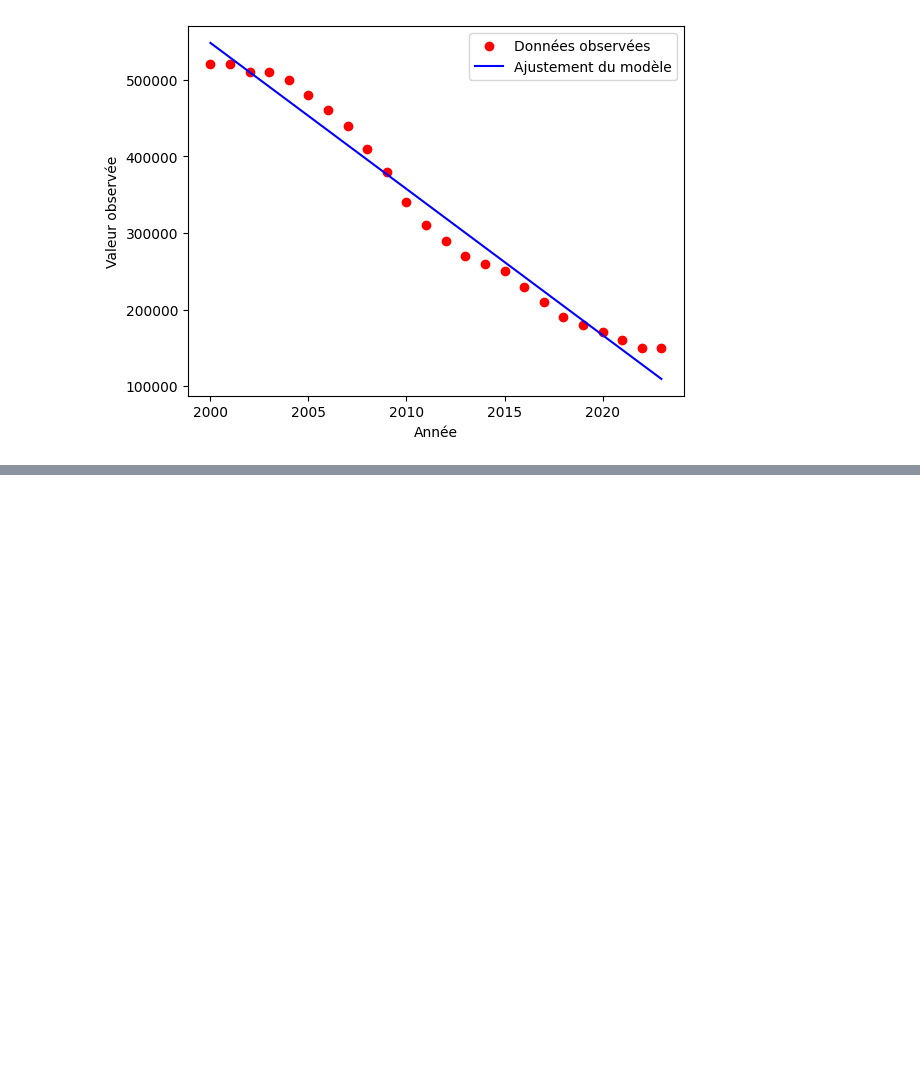
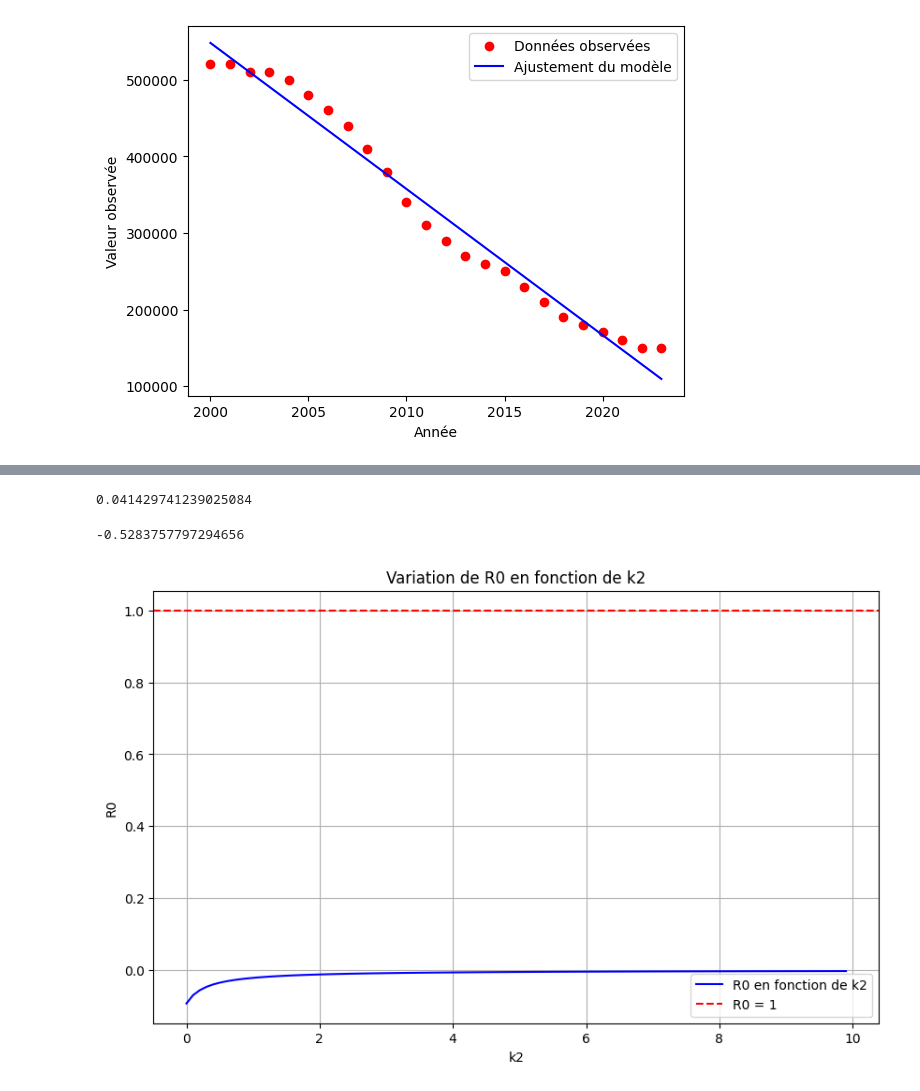
Before and after one commit to MoezGouiaa/Modelling-HIV-Aids-and-fitting-with-data-in-South-africa, a Jupyter notebook: data pre.ipynb, the cells around one changed output, grey strips where cells are left out. Drawn from its saved outputs; the diff is of its cells as text; code cells hidden in the pictures; blank space fills up the shorter version.

```diff
--- a/data pre.ipynb
+++ b/data pre.ipynb
@@ -192,0 +266,25 @@ D=a/b
+# %%
+beta, alpha1, alpha2, mu, k1, k2, d, lamda, delta1, delta2, sigma= optimal_params
+# %%
+k1 #absurde (impossible un rate negatif)
+# %% [output]
+0.041429741239025084
+# %%
+R0=beta*sigma/((1/beta)*(((mu+d)*alpha1*k2*lamda/((d+lamda)*(alpha1+alpha2+d+delta2)))-(d+k1+k2)))
+R0
+# %% [output]
+-0.5283757797294656
+# %%
+i=np.arange(0,10,0.1)
+R0=beta*sigma/((1/beta)*(((mu+d)*alpha1*i*lamda/((d+lamda)*(alpha1+alpha2+d+delta2)))-(d+k1+i)))
+plt.figure(figsize=(10, 6))
+plt.plot(i, R0, label='R0 en fonction de k2', color='b')
+plt.xlabel('k2')
+plt.ylabel('R0')
+plt.title('Variation de R0 en fonction de k2')
+plt.axhline(1, color='r', linestyle='--', label='R0 = 1')
+plt.legend()
+plt.grid()
+plt.show()
+# %% [output]
+[figure, added]
```
Also changed, not shown: parts of 12 cells of this notebook.
